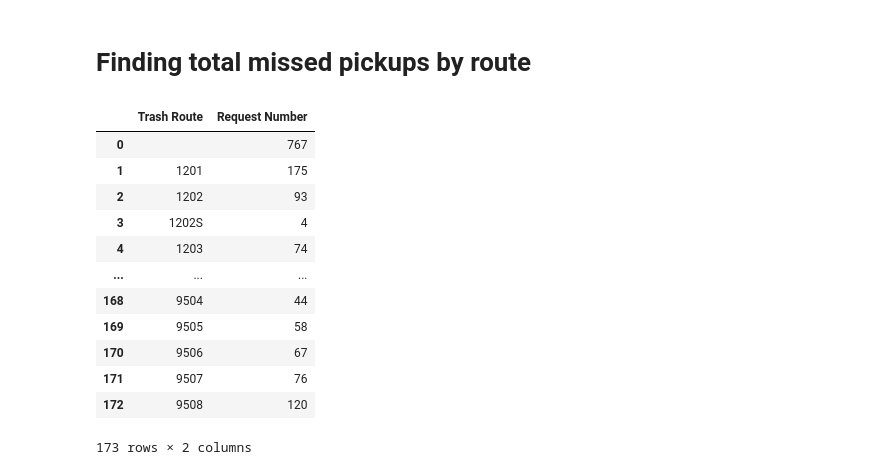
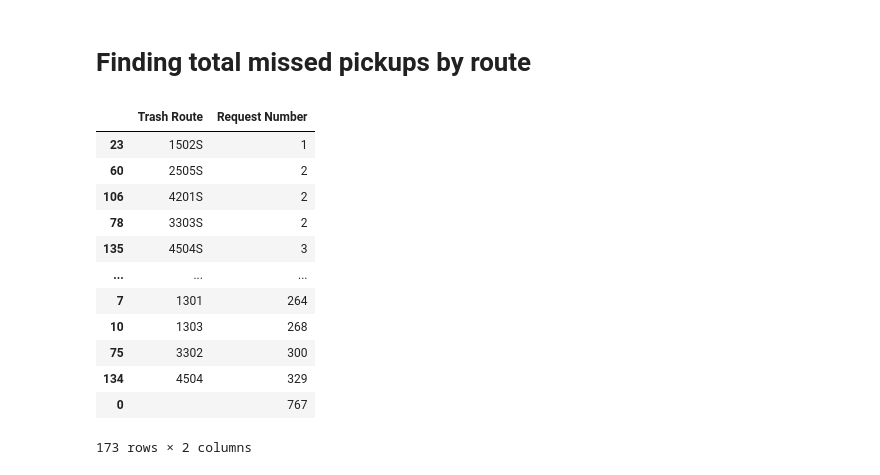
Before and after one commit to NewForce-Data-Cohort-12/trash-haulers-goody-grouch, a Jupyter notebook: trash_pickup.ipynb, the cells around one changed output. Cells and saved outputs as stored; diff of their text form; code cells hidden in the pictures.

```diff
--- a/trash_pickup.ipynb
+++ b/trash_pickup.ipynb
@@ -4,5 +6,6 @@ import geopandas as gpd
 # %%
-trash_data = gpd.read_file('./trash_hauler_report.csv')
+trash_data = gpd.read_file('./data/trash_hauler_report.csv')
+nashville = gpd.read_file('./data/nashville_zip_codes.geojson')
 trash_data
 # %% [output]
 |  | Request Number | Date Opened | Request | Description | Incident Address | Zip Code | Trash Hauler | ... |
@@ -262,18 +336,18 @@ waste_ind_format
 <h1>Finding total missed pickups by route</h1>
 # %%
 miss_by_route = miss_all['Request Number'].groupby(miss_all['Trash Route']).count().reset_index()
-miss_by_route
+miss_by_route.sort_values(by = 'Request Number')
 # %% [output]
 |  | Trash Route | Request Number |
+| 23 | 1502S | 1 |
+| 60 | 2505S | 2 |
+| 106 | 4201S | 2 |
+| 78 | 3303S | 2 |
+| 135 | 4504S | 3 |
+| ... | ... | ... |
+| 7 | 1301 | 264 |
+| 10 | 1303 | 268 |
+| 75 | 3302 | 300 |
+| 134 | 4504 | 329 |
 | 0 |  | 767 |
-| 1 | 1201 | 175 |
-| 2 | 1202 | 93 |
-| 3 | 1202S | 4 |
-| 4 | 1203 | 74 |
-| ... | ... | ... |
-| 168 | 9504 | 44 |
-| 169 | 9505 | 58 |
-| 170 | 9506 | 67 |
-| 171 | 9507 | 76 |
-| 172 | 9508 | 120 |
 173 rows × 2 columns
```
Also changed, not shown: parts of 14 cells of this notebook, 3 other files.
